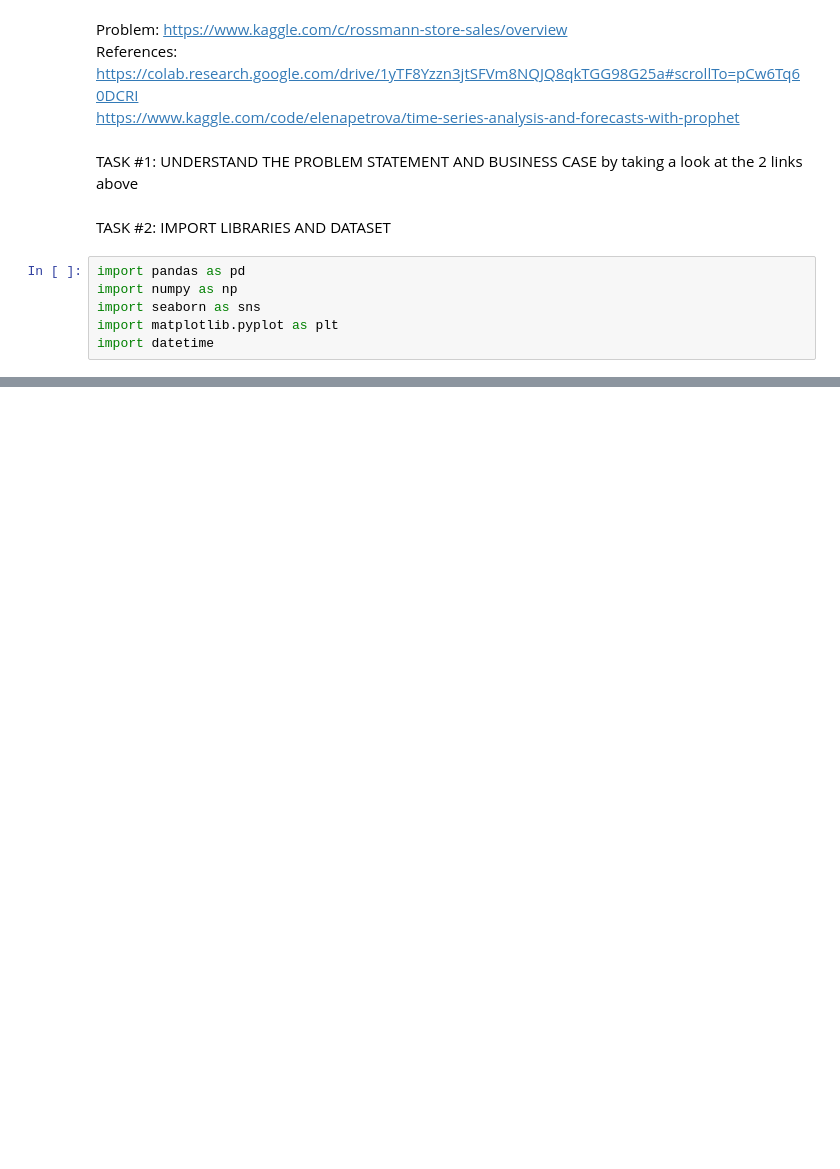
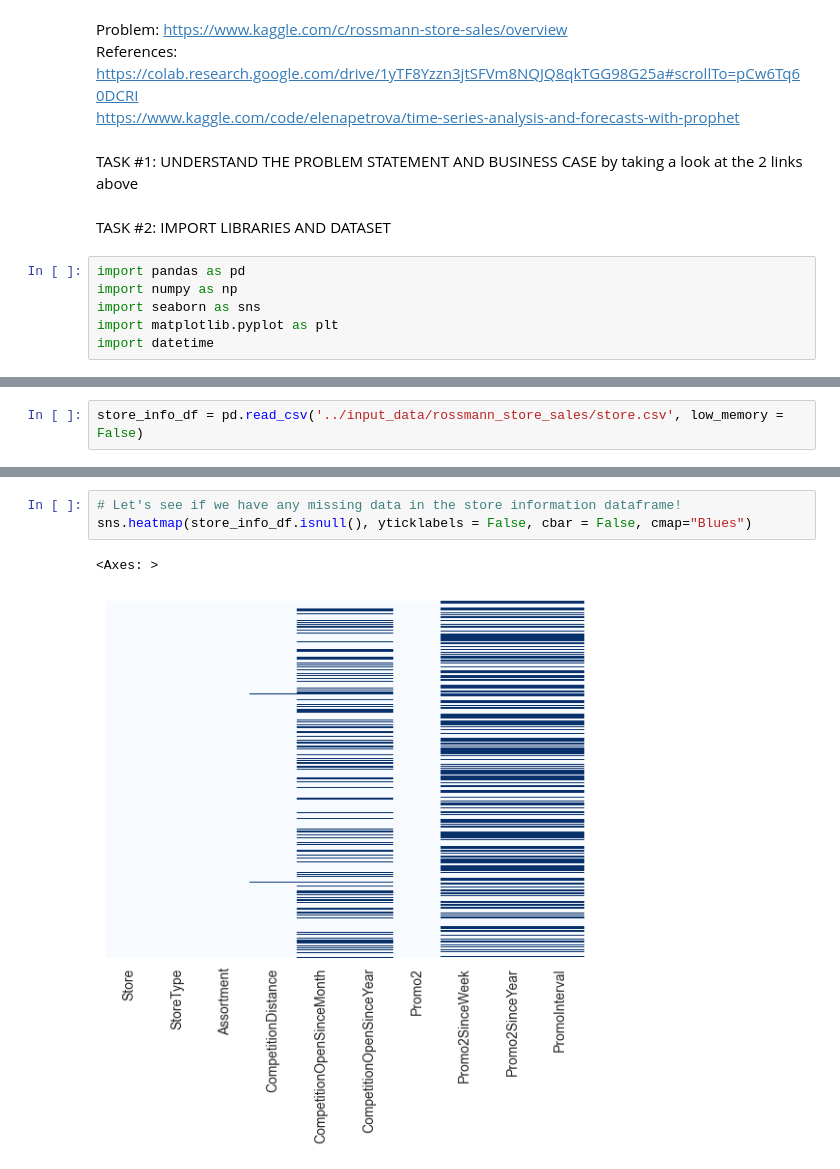
Before and after one commit to ToanNV/bps-asm, a Jupyter notebook: asm2/rossmann_store_sales_solution.ipynb, the cells around one changed output, grey strips where cells are left out. Cells and saved outputs as stored; diff of their text form; blank space fills up the shorter version.

```diff
--- a/asm2/rossmann_store_sales_solution.ipynb
+++ b/asm2/rossmann_store_sales_solution.ipynb
@@ -57,0 +76,2 @@ Name: count, dtype: int64
+# %%
+store_info_df = pd.read_csv('../input_data/rossmann_store_sales/store.csv', low_memory = False)
@@ -57,0 +216,6 @@ Name: count, dtype: int64
+# %%
+# Let's see if we have any missing data in the store information dataframe!
+sns.heatmap(store_info_df.isnull(), yticklabels = False, cbar = False, cmap="Blues")
+# %% [output]
+<Axes: >
+[figure, added]
```
Also changed, not shown: parts of 33 cells of this notebook.
